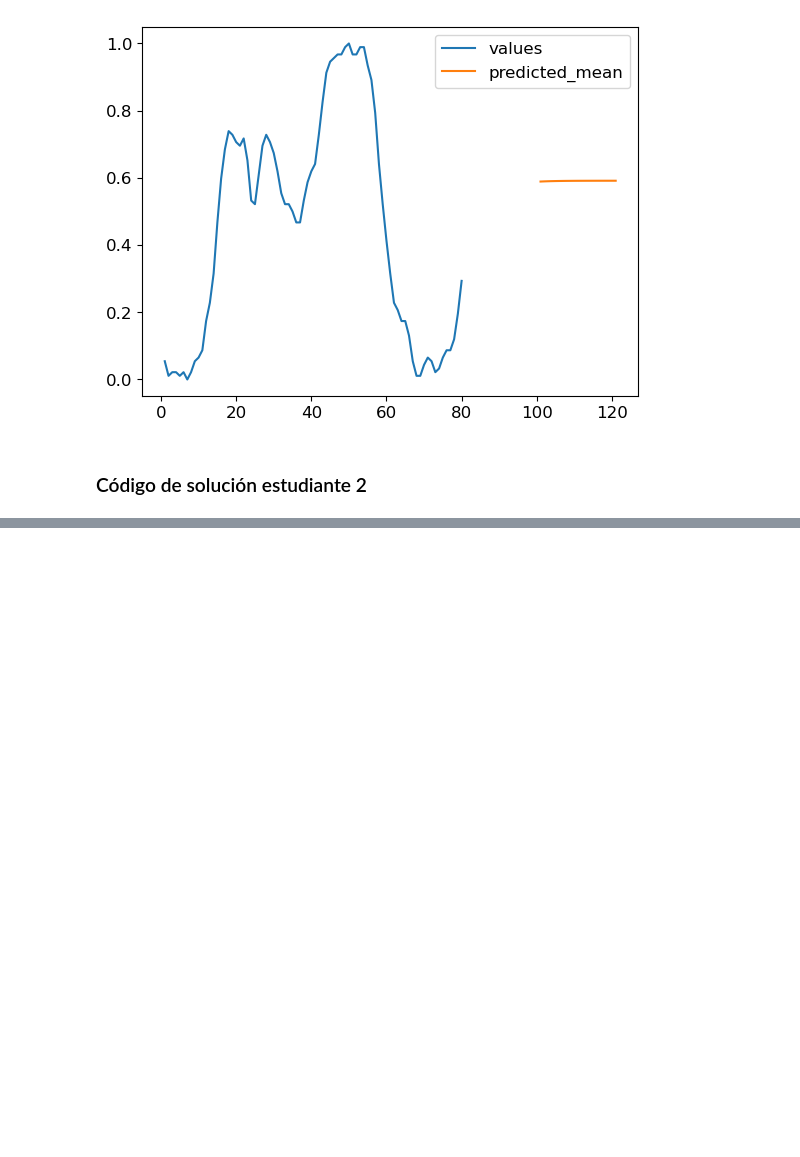
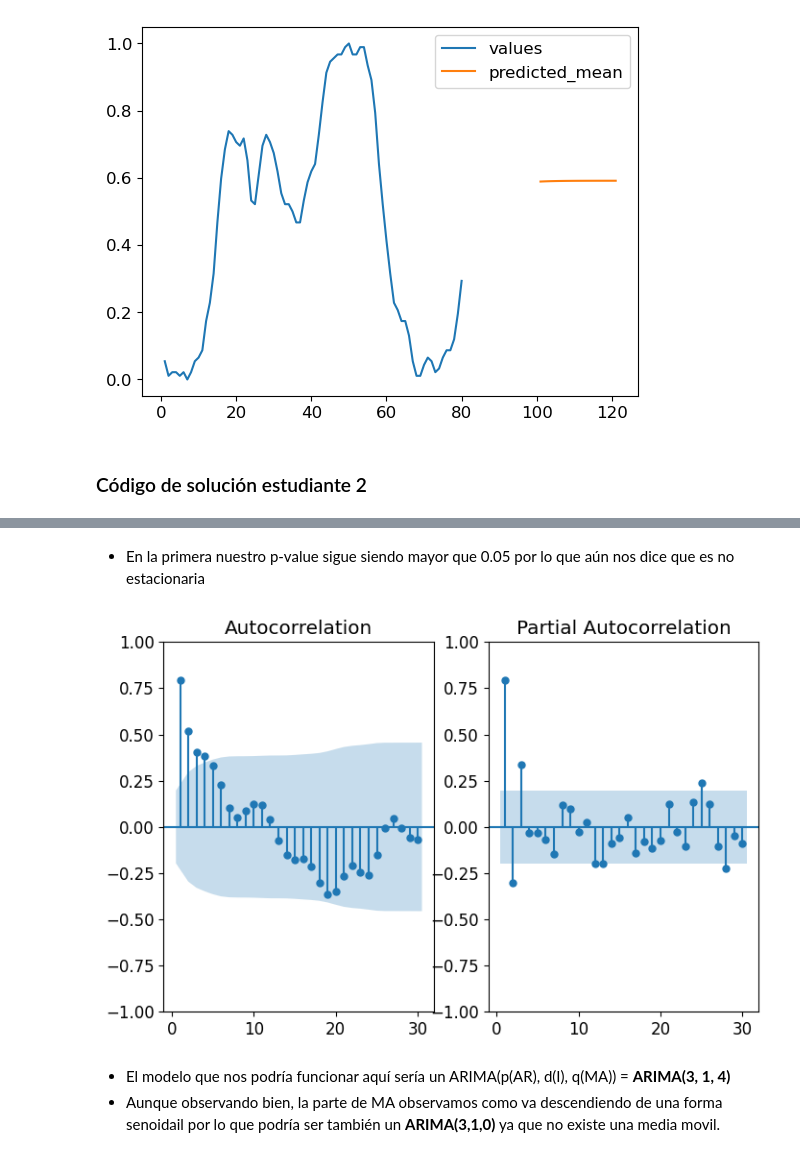
Before and after one commit to JavierFigueroa21/Tarea_2_RAJuarez_JAFigueroa, a Jupyter notebook: Tarea2.ipynb, the cells around one changed output, grey strips where cells are left out. Saved outputs shown, nothing was run; the diff lists cells and outputs as text; code cells hidden in the pictures; blank space fills up the shorter version.

```diff
--- a/Tarea2.ipynb
+++ b/Tarea2.ipynb
@@ -423,0 +526,5 @@ y_h.plot(ax=ax)
+# %%
+# Primera
+diff1_values = data.diff().dropna()
+print('ADF para derivada primer orden...\n')
+adf_test(diff1_values)
@@ -423,0 +544,22 @@ y_h.plot(ax=ax)
+# %% [markdown]
+- En la primera nuestro p-value sigue siendo mayor que 0.05 por lo que aún nos dice que es no estacionaria
+# %%
+# 1. Graficar ACF y PACF
+def plot_acf_pacf(data, kwargs=dict()):
+    f = plt.figure(figsize=(8,5))
+
+    ax1 = f.add_subplot(121)
+
+    plot_acf(data, zero=False, ax=ax1, **kwargs)
+
+    ax2 = f.add_subplot(122)
+    plot_pacf(data, zero=False, ax=ax2, method='ols', **kwargs)
+
+    plt.show()
+
+plot_acf_pacf(diff1_values, {'lags':30})
+# %% [output]
+[figure, added]
+# %% [markdown]
+- El modelo que nos podría funcionar aquí sería un ARIMA(p(AR), d(I), q(MA)) = **ARIMA(3, 1, 4)**
+- Aunque observando bien, la parte de MA observamos como va descendiendo de una forma senoidail por lo que podría ser también un **ARIMA(3,1,0)** ya que no existe una media movil.
```
Also changed, not shown: parts of 25 cells of this notebook, 1 other file.
